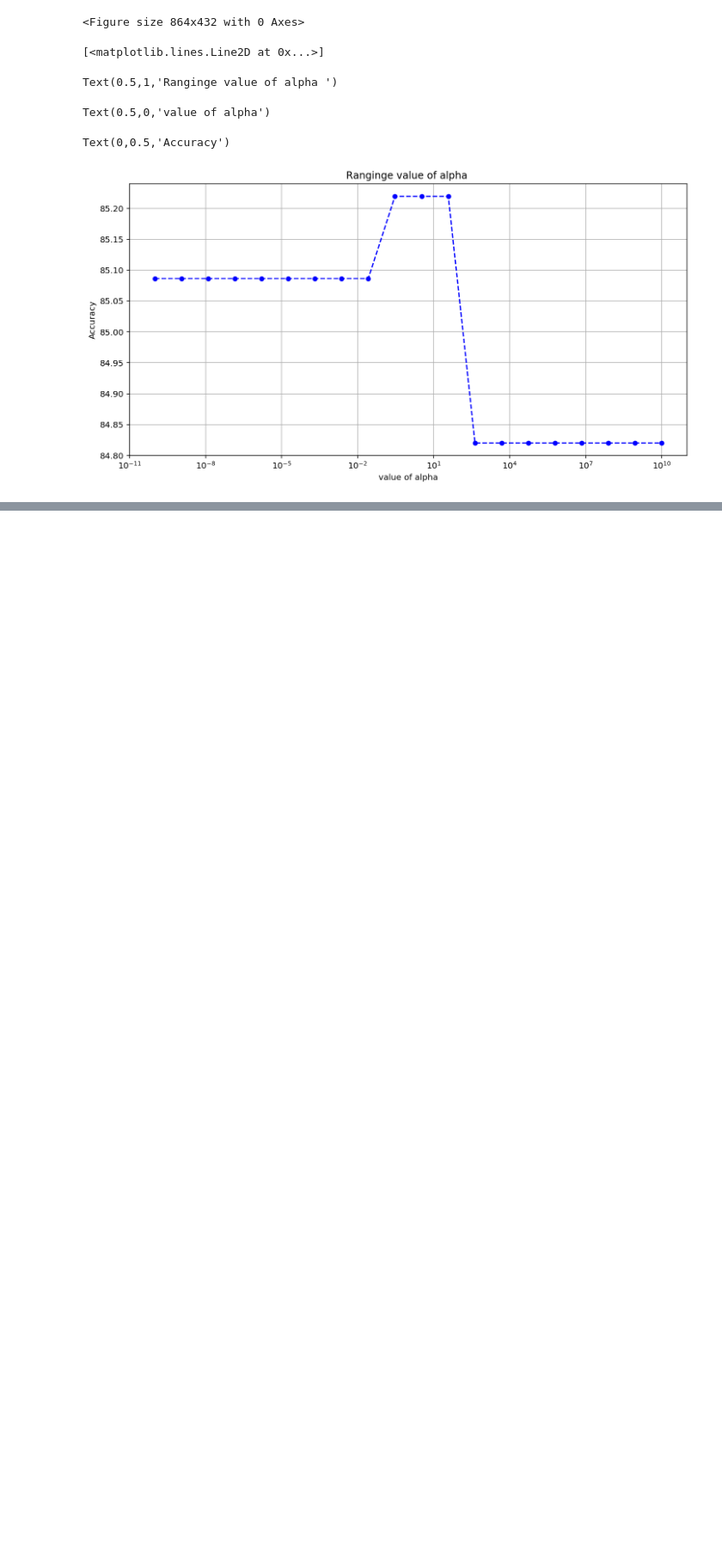
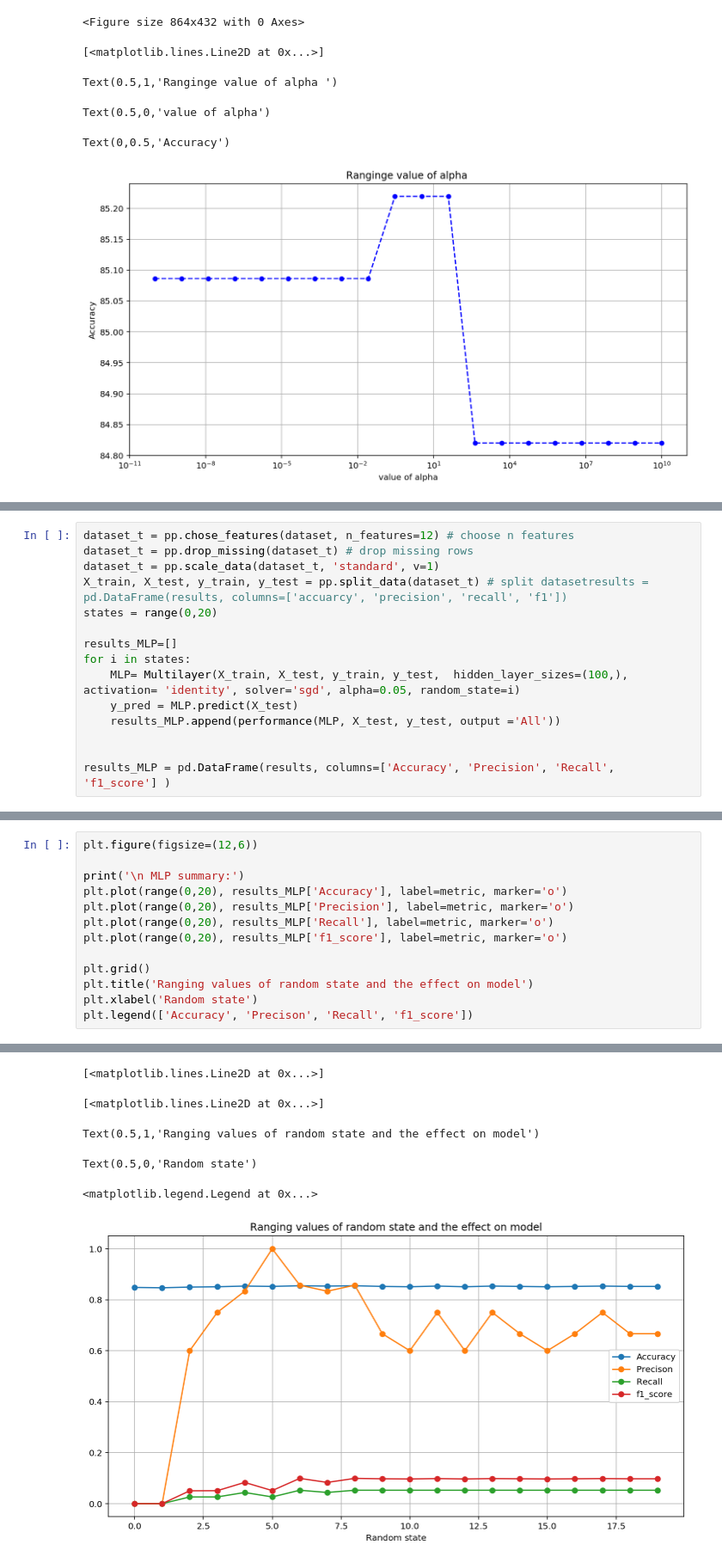
Before and after one commit to ljhowell/machine-learning_CHD, a Jupyter notebook: Neural_Networks.ipynb, the cells around one changed output, grey strips where cells are left out. Shown at 86% size. Cells and saved outputs as stored; diff of their text form; blank space fills up the shorter version.

```diff
--- a/Neural_Networks.ipynb
+++ b/Neural_Networks.ipynb
@@ -363,0 +582,15 @@ MLPClassifier(activation='relu', alpha=0.0001, batch_size='auto', beta_1=0.9,
+# %%
+dataset_t = pp.chose_features(dataset, n_features=12) # choose n features
+dataset_t = pp.drop_missing(dataset_t) # drop missing rows
+dataset_t = pp.scale_data(dataset_t, 'standard', v=1)
+X_train, X_test, y_train, y_test = pp.split_data(dataset_t) # split datasetresults = pd.DataFrame(results, columns=['accuarcy', 'precision', 'recall', 'f1'])
+states = range(0,20)
+
+results_MLP=[]
+for i in states:
+    MLP= Multilayer(X_train, X_test, y_train, y_test,  hidden_layer_sizes=(100,), activation= 'identity', solver='sgd', alpha=0.05, random_state=i)
+    y_pred = MLP.predict(X_test)
+    results_MLP.append(performance(MLP, X_test, y_test, output ='All'))
+
+
+results_MLP = pd.DataFrame(results, columns=['Accuracy', 'Precision', 'Recall', 'f1_score'] )
@@ -363,0 +600,14 @@ MLPClassifier(activation='relu', alpha=0.0001, batch_size='auto', beta_1=0.9,
+# %%
+plt.figure(figsize=(12,6))
+
+print('\n MLP summary:')
+plt.plot(range(0,20), results_MLP['Accuracy'], label=metric, marker='o')
+plt.plot(range(0,20), results_MLP['Precision'], label=metric, marker='o')
+plt.plot(range(0,20), results_MLP['Recall'], label=metric, marker='o')
+plt.plot(range(0,20), results_MLP['f1_score'], label=metric, marker='o')
+
+plt.grid()
+plt.title('Ranging values of random state and the effect on model')
+plt.xlabel('Random state')
+plt.legend(['Accuracy', 'Precison', 'Recall', 'f1_score'])
+# %% [output]
@@ -363,0 +618,6 @@ MLPClassifier(activation='relu', alpha=0.0001, batch_size='auto', beta_1=0.9,
+[<matplotlib.lines.Line2D at 0x...>]
+[<matplotlib.lines.Line2D at 0x...>]
+Text(0.5,1,'Ranging values of random state and the effect on model')
+Text(0.5,0,'Random state')
+<matplotlib.legend.Legend at 0x...>
+[figure, added]
```
Also changed, not shown: parts of 21 cells of this notebook.
